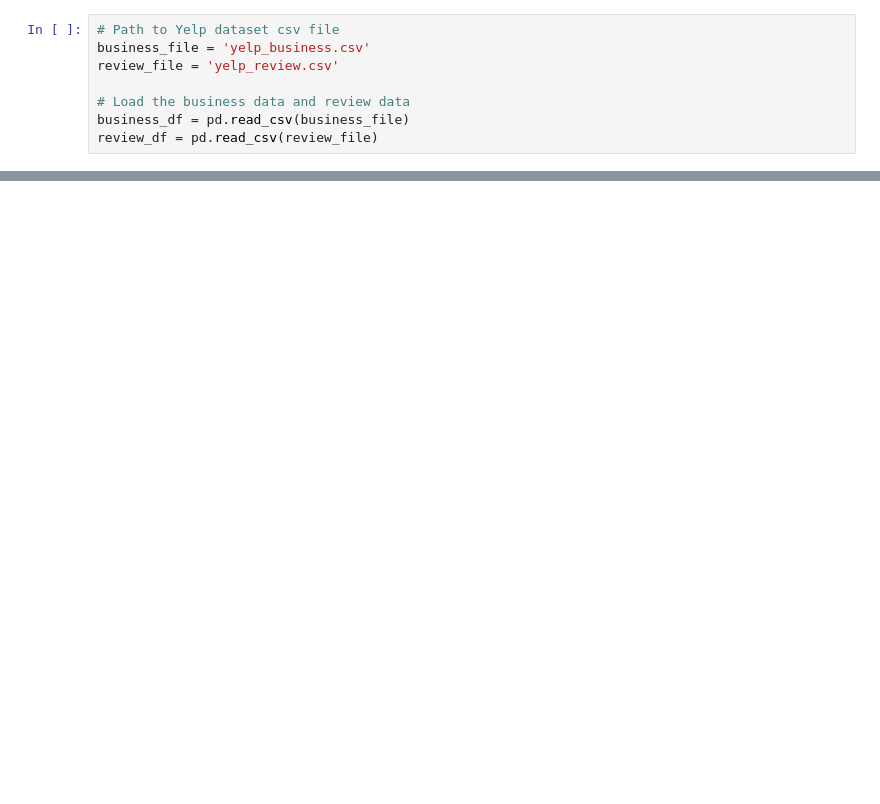
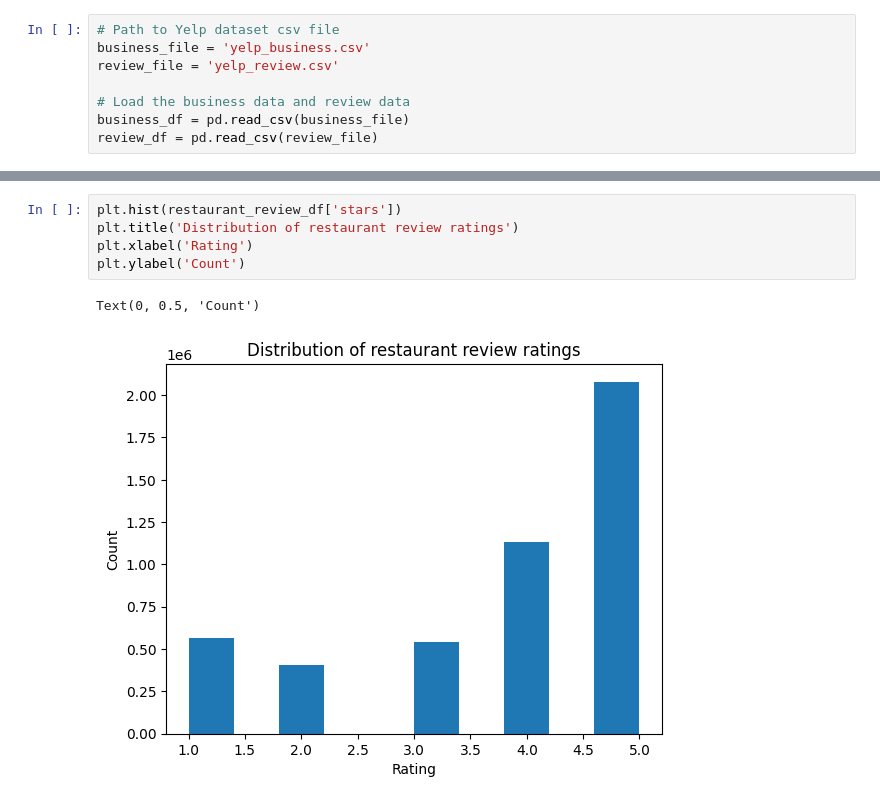
Before and after one commit to zihaohugh/SI-618-Final-Project, a Jupyter notebook: draft.ipynb, the cells around one changed output, grey strips where cells are left out. Cells and saved outputs as stored; diff of their text form; blank space fills up the shorter version.

```diff
--- a/draft.ipynb
+++ b/draft.ipynb
@@ -127,0 +221,8 @@ Number of reviews for restaurants: 4724471
+# %%
+plt.hist(restaurant_review_df['stars'])
+plt.title('Distribution of restaurant review ratings')
+plt.xlabel('Rating')
+plt.ylabel('Count')
+# %% [output]
+Text(0, 0.5, 'Count')
+[figure, added]
```
Also changed, not shown: parts of 17 cells of this notebook, 1 other file.
